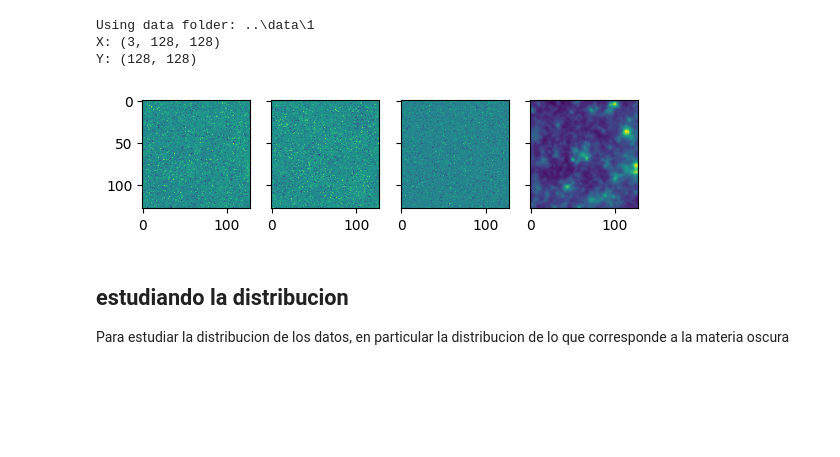
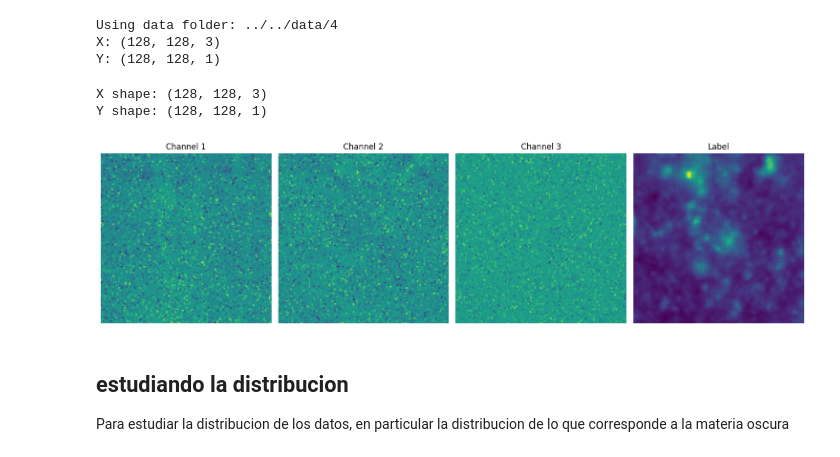
Before and after one commit to fbientrigo/grav_lensing, a Jupyter notebook: final/scripts/visualize_dataset.ipynb, the cells around one changed output. Drawn from its saved outputs; the diff is of its cells as text; code cells hidden in the pictures; blank space fills up the shorter version.

```diff
--- a/final/scripts/visualize_dataset.ipynb
+++ b/final/scripts/visualize_dataset.ipynb
@@ -4,26 +4,44 @@ from grav_lens.utils import load_tf_dataset
 # %%
 # el home debe apuntar a la carpeta que contiene la data
 # personalmente la tengo en final/
-dataset = load_tf_dataset(max_files=100, home='..')
+import os
+home = os.path.join("..","..")
+dataset = load_tf_dataset(data_index=4, max_files=100, home=home)
 
 for X, Y in dataset.take(1):  # Solo mostrar los primeros 5 elementos
     print("X:", X.shape)
     print("Y:", Y.shape)
 # quedan cargados a memoria
 # %% [output]
-Using data folder: ..\data\1
-X: (3, 128, 128)
-Y: (128, 128)
+Using data folder: ../../data/4
+X: (128, 128, 3)
+Y: (128, 128, 1)
-# %%
-fig, ax = plt.subplots(nrows=1, ncols=4, sharey=True)
-for X, Y in dataset.take(1):  # Solo mostrar los primeros 5 elementos
-    for idx, channel in enumerate(X):
-        ax[idx].imshow(channel)
-    ax[-1].imshow(Y)
-
-plt.show()
-# %% [output]
-[figure, removed]
+# %%
+fig, ax = plt.subplots(nrows=1, ncols=4, sharey=True, figsize=(15, 5))
+
+# Iterar sobre el dataset y tomar el primer elemento
+for X, Y in dataset.take(1):
+    # X tiene forma (128, 128, 3) y Y tiene forma (128, 128, 1)
+    print("X shape:", X.shape)
+    print("Y shape:", Y.shape)
+
+    # Iterar sobre los canales de X
+    for idx in range(X.shape[-1]):
+        ax[idx].imshow(X[:, :, idx])  # Mostrar el canal individual
+        ax[idx].set_title(f'Channel {idx + 1}')  # Título para cada canal
+        ax[idx].axis('off')  # Ocultar los ejes para una visualización más limpia
+
+    # Mostrar Y en la última columna
+    ax[-1].imshow(Y[:, :, 0])  # Y tiene una sola canal
+    ax[-1].set_title('Label')
+    ax[-1].axis('off')
+
+plt.tight_layout()
+plt.show()
+# %% [output]
+X shape: (128, 128, 3)
+Y shape: (128, 128, 1)
+[figure, added]
 # %% [markdown]
 ## estudiando la distribucion
 Para estudiar la distribucion de los datos, en particular la distribucion de lo que corresponde a la materia oscura
```
Also changed, not shown: parts of 4 cells of this notebook, 3 other files.
